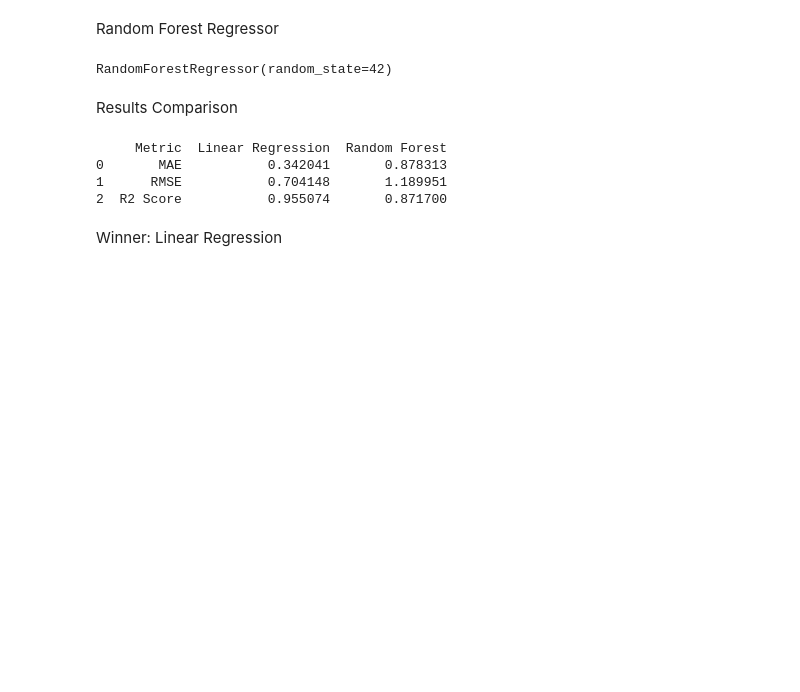
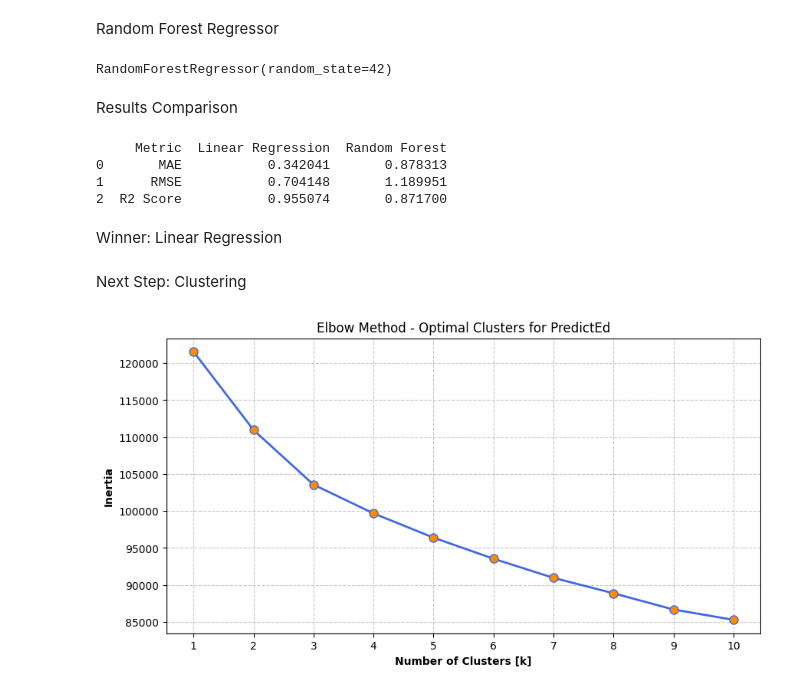
Before and after one commit to AnoshaCanCode/PredictEd, a Jupyter notebook: PredictEd_Final.ipynb, the cells around one changed output. Saved outputs shown, nothing was run; the diff lists cells and outputs as text; code cells hidden in the pictures; blank space fills up the shorter version.

Commit message:
Clustering complete: Elbow method visualized, silhouette score calculated

```diff
--- a/PredictEd_Final.ipynb
+++ b/PredictEd_Final.ipynb
@@ -645,3 +645,28 @@ print(final_results)
 #hence we will choose Linear Regression over Random Forest Regressor
 # %% [markdown]
 Winner: Linear Regression
+# %% [markdown]
+Next Step: Clustering
+# %%
+from sklearn.cluster import KMeans
+import matplotlib.pyplot as plt
+
+inertia = [] #distance of students from the center of their group
+K_range = range(1, 11)
+
+for k in K_range:
+    KM = KMeans(n_clusters=k, random_state=42, n_init=10) #n_clusters is the no. of groups to look for
+    KM.fit(X_train_scaled)
+    inertia.append(KM.inertia_)
+# %%
+#plot a graph to visualize results
+plt.figure(figsize=(10, 5))
+plt.plot(K_range, inertia, color='royalblue', marker='o', markerfacecolor='darkorange', markersize=8, linewidth=2)
+plt.title('Elbow Method - Optimal Clusters for PredictEd')
+plt.xlabel('Number of Clusters [k]', fontweight='bold')
+plt.ylabel('Inertia', fontweight='bold') #sum of squared distances basically
+plt.xticks(K_range) #for whole range to show
+plt.grid(True, linestyle='--', alpha=0.7)
+plt.show()
+# %% [output]
+[figure, added]
```
Also changed, not shown: parts of 3 cells of this notebook.
